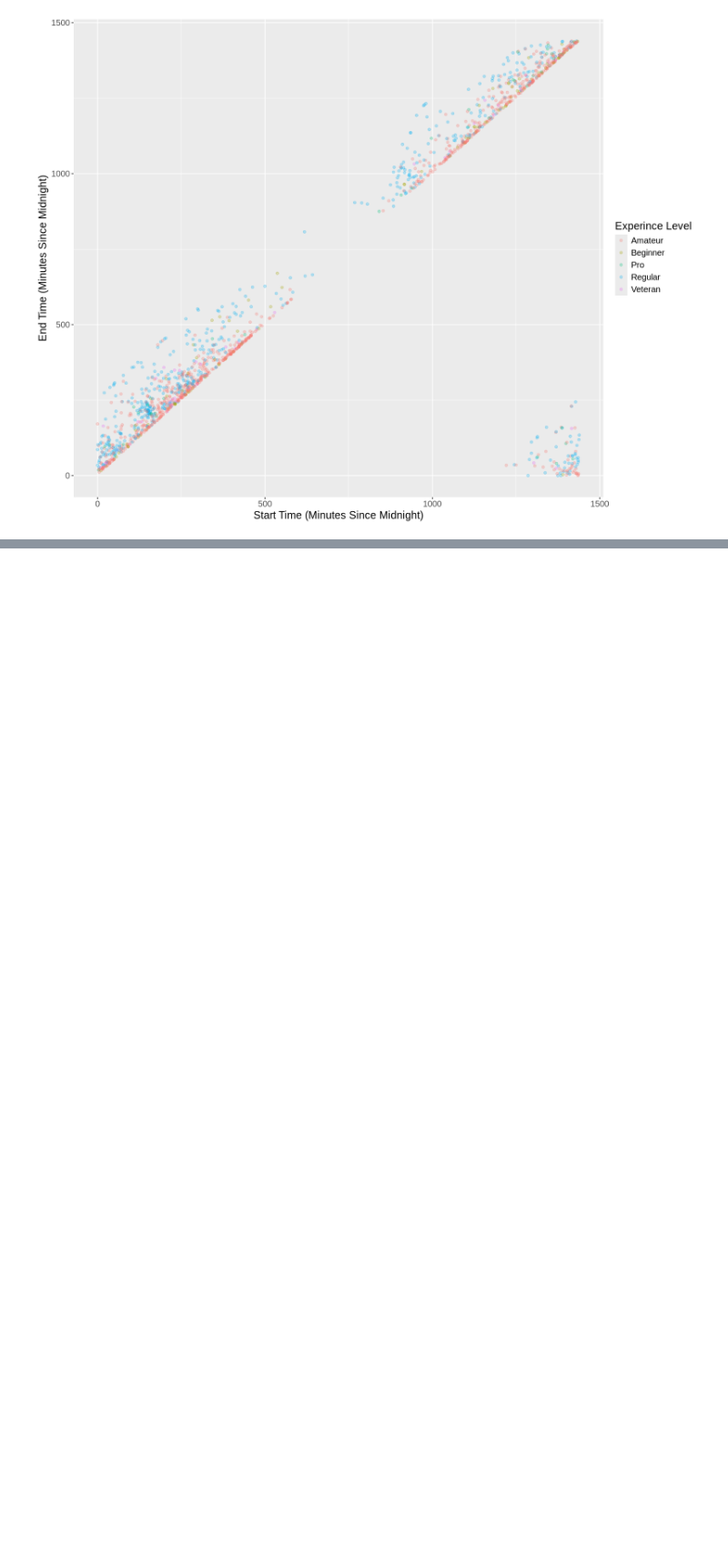
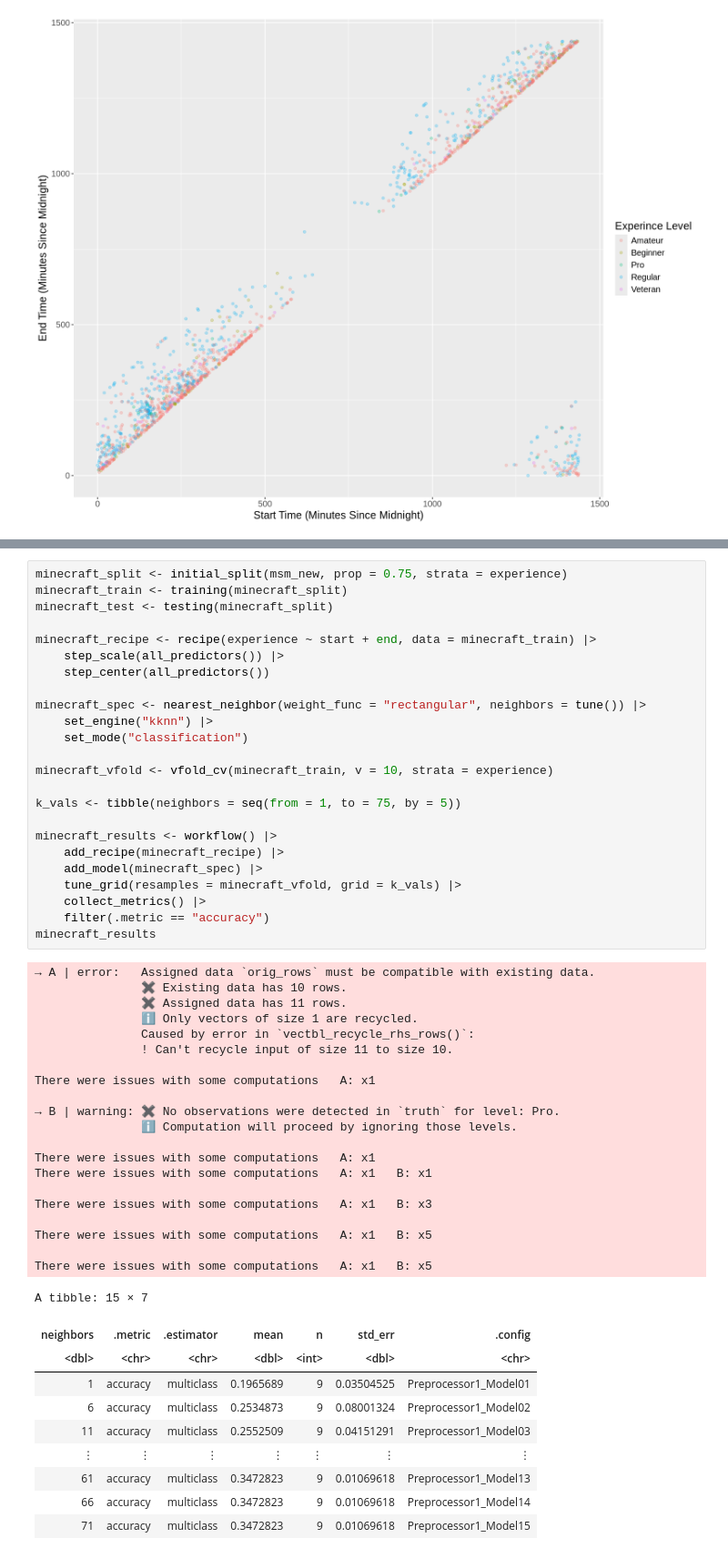
Before and after one commit to mulch-eater-prime/DSCI-Group-17-Project, a Jupyter notebook: Work.ipynb, the cells around one changed output, grey strips where cells are left out. Shown at 91% size. Cells and saved outputs as stored; diff of their text form; blank space fills up the shorter version.

```diff
--- a/Work.ipynb
+++ b/Work.ipynb
@@ -163 +173,56 @@ Warning message:
 [figure]
+# %%
+minecraft_split <- initial_split(msm_new, prop = 0.75, strata = experience)
+minecraft_train <- training(minecraft_split)
+minecraft_test <- testing(minecraft_split)
+
+minecraft_recipe <- recipe(experience ~ start + end, data = minecraft_train) |>
+    step_scale(all_predictors()) |>
+    step_center(all_predictors())
+
+minecraft_spec <- nearest_neighbor(weight_func = "rectangular", neighbors = tune()) |>
+    set_engine("kknn") |>
+    set_mode("classification")
+
+minecraft_vfold <- vfold_cv(minecraft_train, v = 10, strata = experience)
+
+k_vals <- tibble(neighbors = seq(from = 1, to = 75, by = 5))
+
+minecraft_results <- workflow() |>
+    add_recipe(minecraft_recipe) |>
+    add_model(minecraft_spec) |>
+    tune_grid(resamples = minecraft_vfold, grid = k_vals) |>
+    collect_metrics() |>
+    filter(.metric == "accuracy")
+minecraft_results
+# %% [output]
+→ A | error:   Assigned data `orig_rows` must be compatible with existing data.
+               ✖ Existing data has 10 rows.
+               ✖ Assigned data has 11 rows.
+               ℹ Only vectors of size 1 are recycled.
+               Caused by error in `vectbl_recycle_rhs_rows()`:
+               ! Can't recycle input of size 11 to size 10.
+
+There were issues with some computations   A: x1
+
+→ B | warning: ✖ No observations were detected in `truth` for level: Pro.
+               ℹ Computation will proceed by ignoring those levels.
+
+There were issues with some computations   A: x1
+There were issues with some computations   A: x1   B: x1
+
+There were issues with some computations   A: x1   B: x3
+
+There were issues with some computations   A: x1   B: x5
+
+There were issues with some computations   A: x1   B: x5
+A tibble: 15 × 7
+| neighbors | .metric | .estimator | mean | n | std_err | .config |
+| <dbl> | <chr> | <chr> | <dbl> | <int> | <dbl> | <chr> |
+| 1 | accuracy | multiclass | 0.1965689 | 9 | 0.03504525 | Preprocessor1_Model01 |
+| 6 | accuracy | multiclass | 0.2534873 | 9 | 0.08001324 | Preprocessor1_Model02 |
+| 11 | accuracy | multiclass | 0.2552509 | 9 | 0.04151291 | Preprocessor1_Model03 |
+| ⋮ | ⋮ | ⋮ | ⋮ | ⋮ | ⋮ | ⋮ |
+| 61 | accuracy | multiclass | 0.3472823 | 9 | 0.01069618 | Preprocessor1_Model13 |
+| 66 | accuracy | multiclass | 0.3472823 | 9 | 0.01069618 | Preprocessor1_Model14 |
+| 71 | accuracy | multiclass | 0.3472823 | 9 | 0.01069618 | Preprocessor1_Model15 |
```
Also changed, not shown: parts of 3 cells of this notebook.
